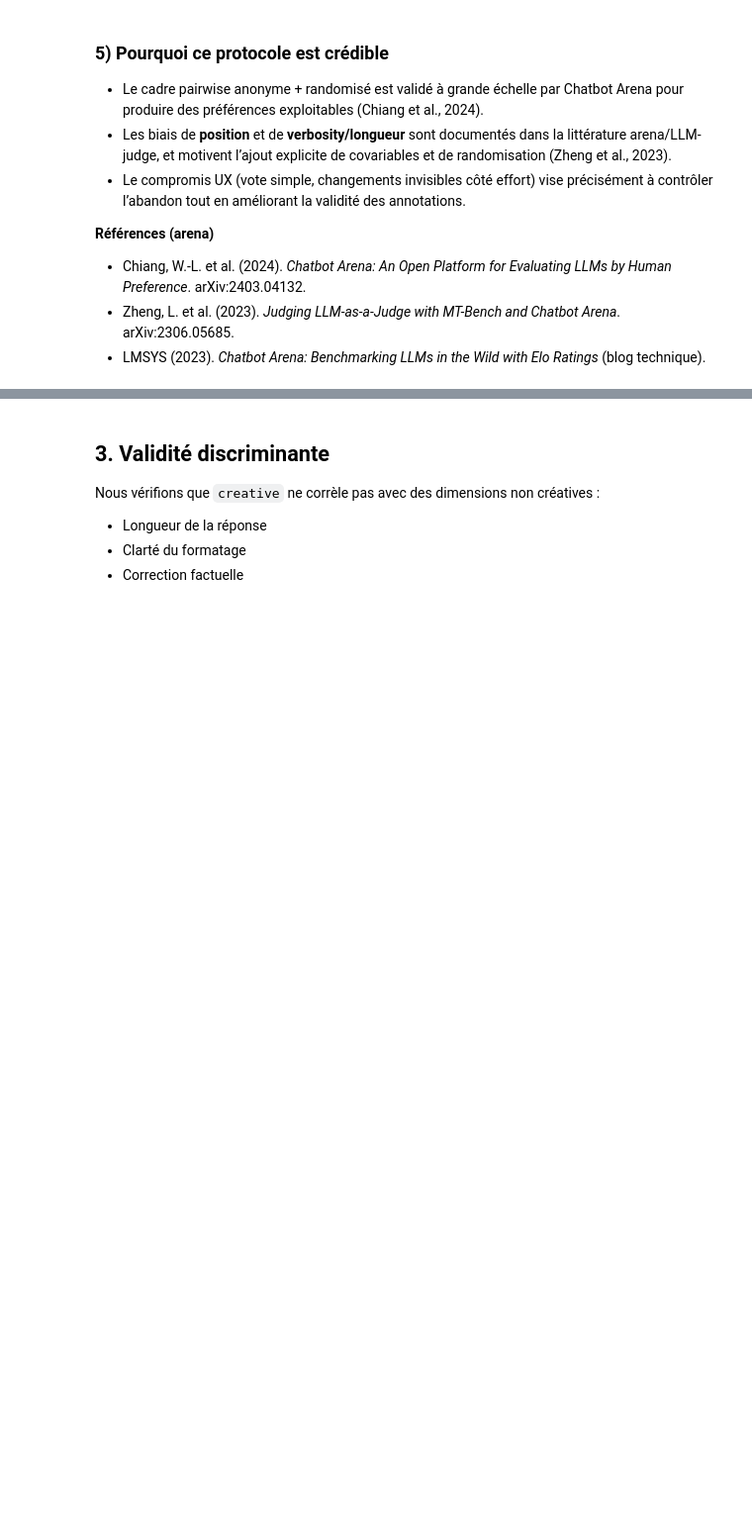
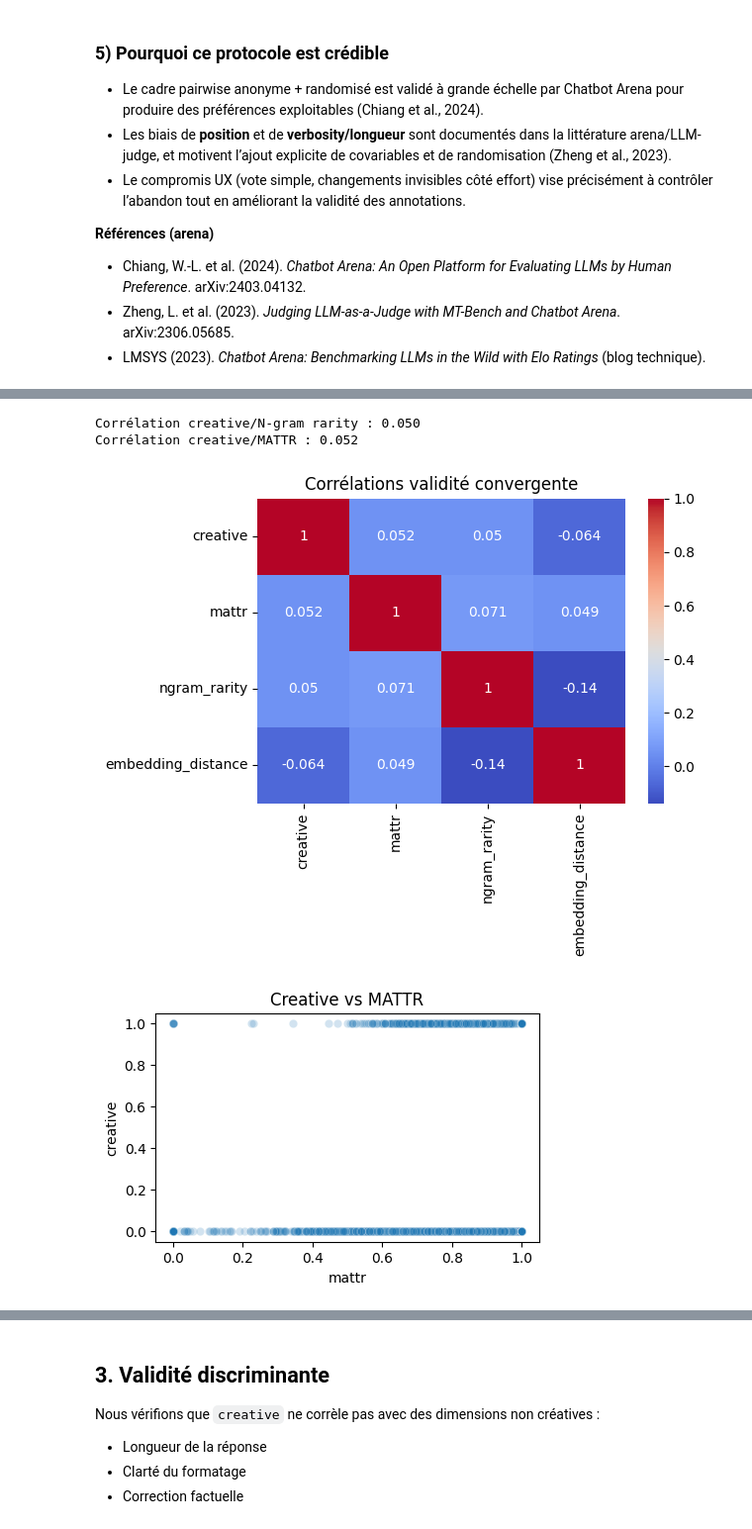
Before and after one commit to CorentinRaffray/LLM-creativity, a Jupyter notebook: part7.ipynb, the cells around one changed output, grey strips where cells are left out. Shown at 99% size. Drawn from its saved outputs; the diff is of its cells as text; code cells hidden in the pictures; blank space fills up the shorter version.

```diff
--- a/part7.ipynb
+++ b/part7.ipynb
@@ -599,0 +677,35 @@ Corrélation creative/MATTR : 0.052
+# %%
+import matplotlib.pyplot as plt
+import seaborn as sns
+
+cor_ngram = df_reactions[['creative', 'ngram_rarity']].corr().iloc[0,1]
+print(f"Corrélation creative/N-gram rarity : {cor_ngram:.3f}")
+
+cor_mattr = df_reactions[['creative', 'mattr']].corr().iloc[0,1]
+print(f"Corrélation creative/MATTR : {cor_mattr:.3f}")
+
+
+metrics = ['creative','mattr','ngram_rarity','embedding_distance']
+
+plt.figure(figsize=(6,4))
+sns.heatmap(df_reactions[metrics].corr(), annot=True, cmap='coolwarm')
+plt.title("Corrélations validité convergente")
+plt.show()
+
+plt.figure(figsize=(5,3))
+sns.scatterplot(x='mattr', y='creative', data=df_reactions, alpha=0.2)
+plt.title('Creative vs MATTR')
+plt.show()
+
+sns.scatterplot(x='ngram_rarity', y='creative', data=df_reactions, alpha=0.2)
+plt.title('Creative vs N-gram Rarity')
+plt.show()
+
+sns.scatterplot(x='embedding_distance', y='creative', data=df_reactions, alpha=0.2)
+plt.title('Creative vs Embedding Distance')
+plt.show()
+# %% [output]
+Corrélation creative/N-gram rarity : 0.050
+Corrélation creative/MATTR : 0.052
+[figure, added]
+[figure, added]
```
Also changed, not shown: parts of 10 cells of this notebook.
